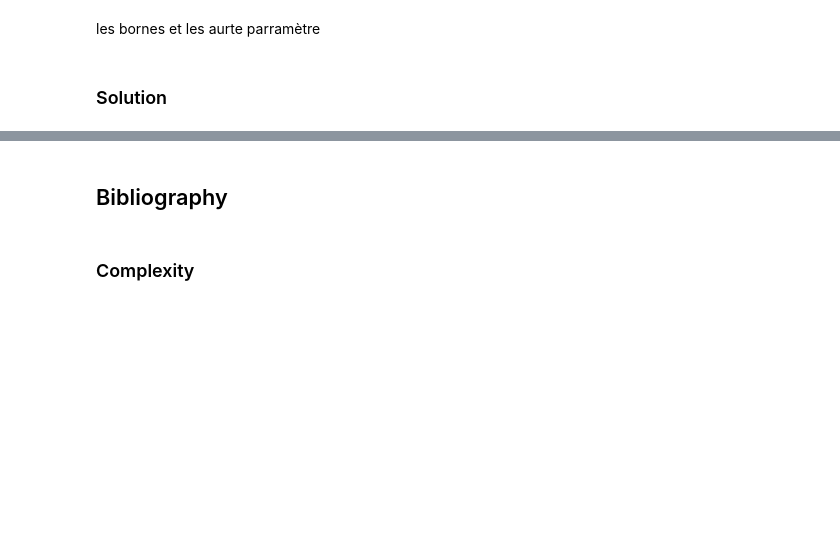
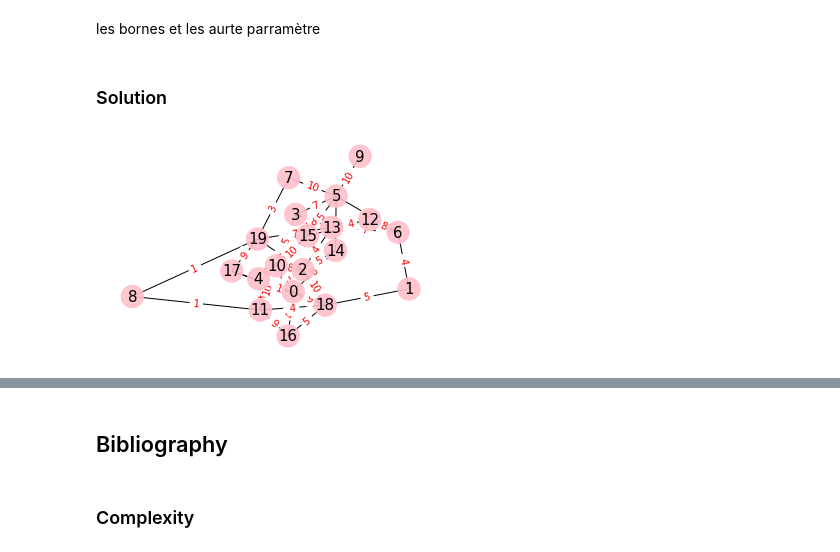
Before and after one commit to atarte/-Algorithmique_Avancee, a Jupyter notebook: Modélisation.ipynb, the cells around one changed output, grey strips where cells are left out. Cells and saved outputs as stored; diff of their text form; code cells hidden in the pictures; blank space fills up the shorter version.

```diff
--- a/Modélisation.ipynb
+++ b/Modélisation.ipynb
@@ -515,3 +515,14 @@ def Update_Matrix_Pheromone(pheromone_matrix, path, path_lenght, evaporation_fac
 les bornes et les aurte parramètre
 # %% [markdown]
 ### Solution
+# %%
+import graph_generation as gg
+from main import *
+
+nb_vertex = 20
+
+graph = gg.Get_Adjacency_Matrix(nb_vertex)
+
+Draw_Graph(graph)
+# %% [output]
+[figure, added]
```
Also changed, not shown: parts of 4 cells of this notebook, 2 other files.
